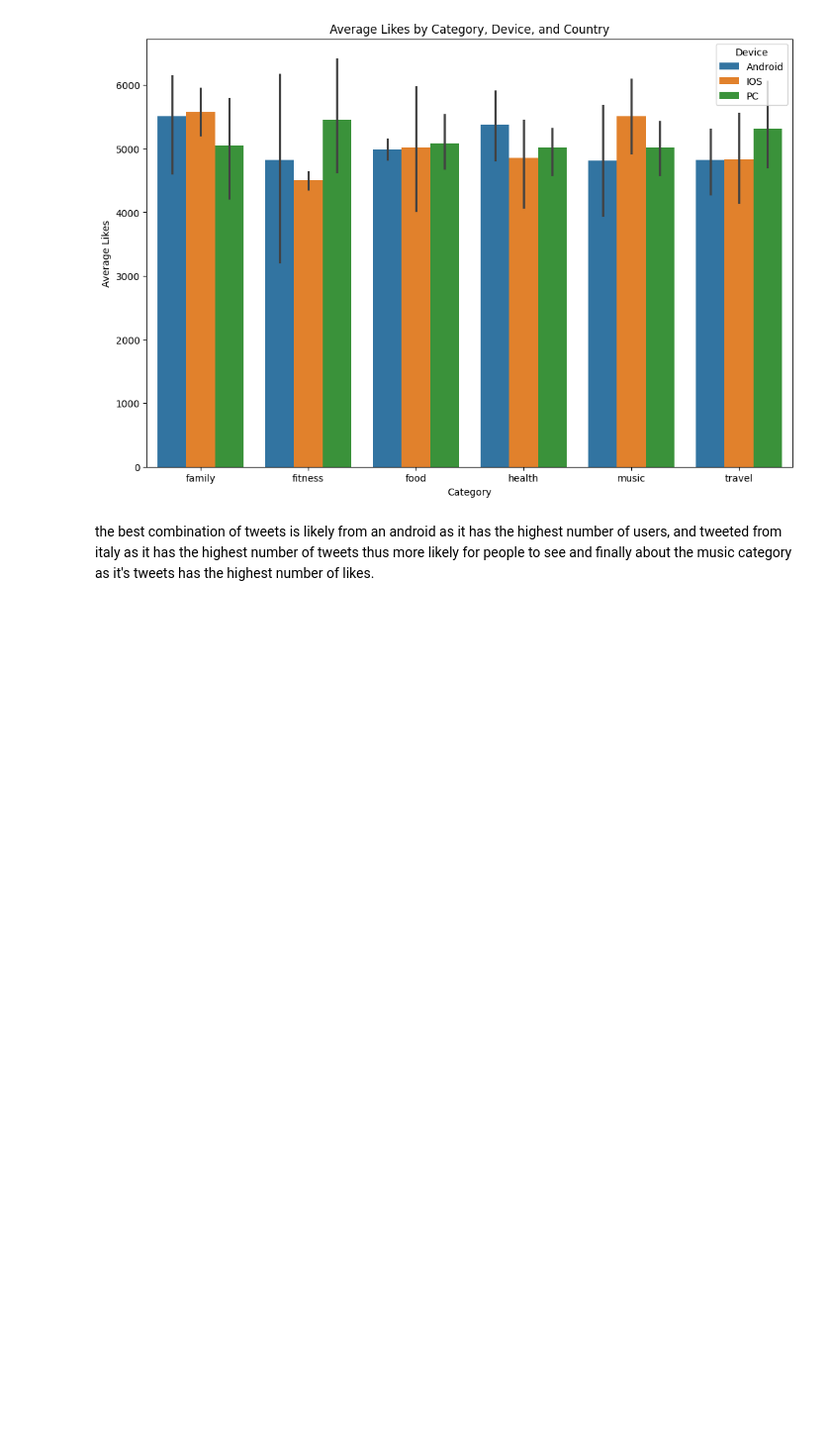
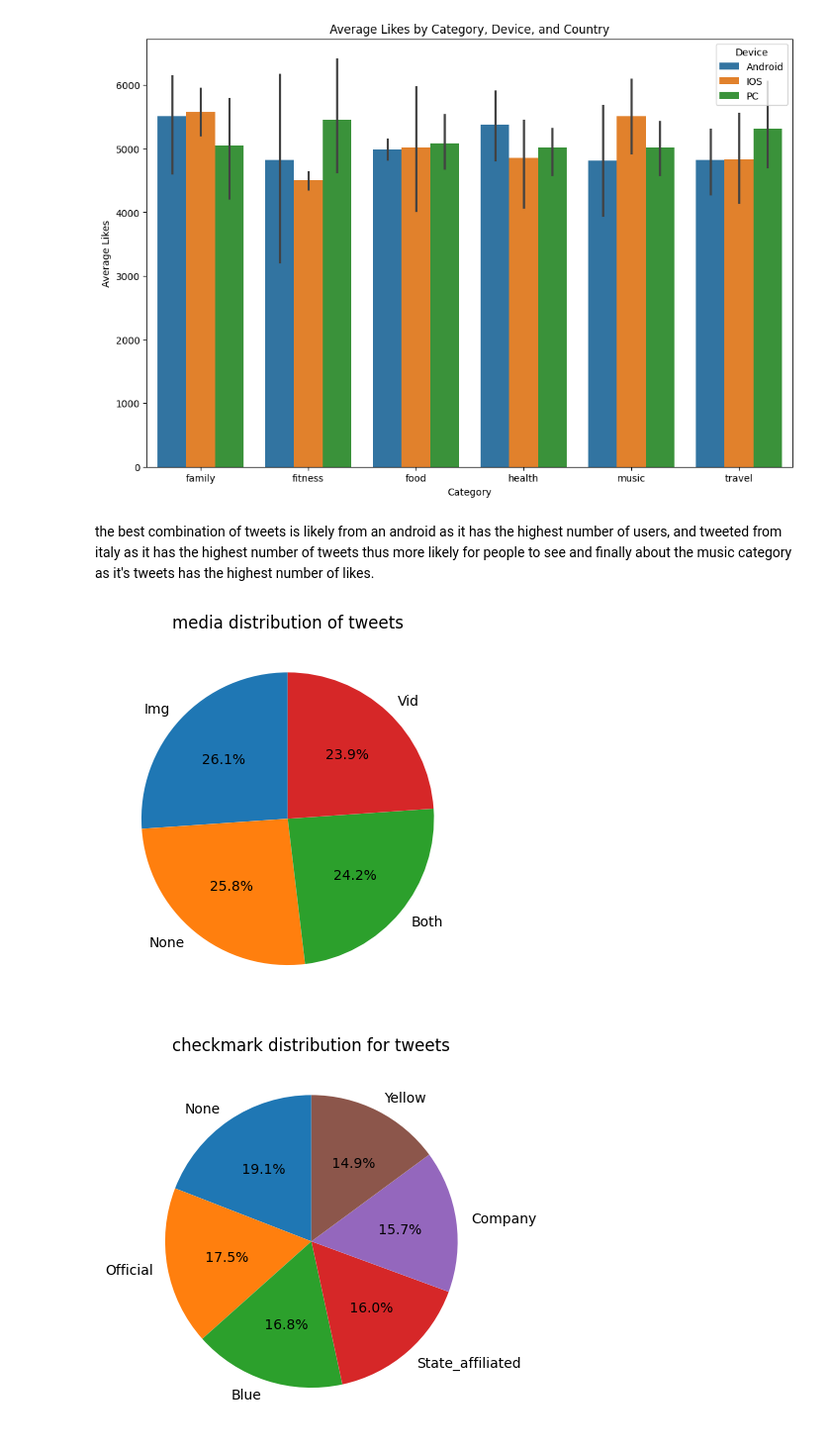
Before and after one commit to Khogeta/analysis, a Jupyter notebook: tweet_analysis_p1.ipynb, the cells around one changed output. Shown at 99% size. Saved outputs shown, nothing was run; the diff lists cells and outputs as text; code cells hidden in the pictures; blank space fills up the shorter version.

```diff
--- a/tweet_analysis_p1.ipynb
+++ b/tweet_analysis_p1.ipynb
@@ -260,3 +260,15 @@ plt.show()
 [figure]
 # %% [markdown]
 the best combination of tweets is likely from an android as it has the highest number of users, and tweeted from italy as it has the highest number of tweets thus more likely for people to see and finally about the music category as it's tweets has the highest number of likes.
+# %%
+media = df.Media
+plt.pie(media.value_counts(),startangle=90,labels = media.value_counts().index,autopct='%1.1f%%')
+plt.title('media distribution of tweets')
+plt.show()
+checkmark = df.Checkmark
+plt.pie(checkmark.value_counts(),labels=checkmark.value_counts().index,autopct='% 1.1f%%',startangle=90)
+plt.title('checkmark distribution for tweets')
+plt.show()
+# %% [output]
+[figure, added]
+[figure, added]
```
Also changed, not shown: parts of 9 cells of this notebook.
